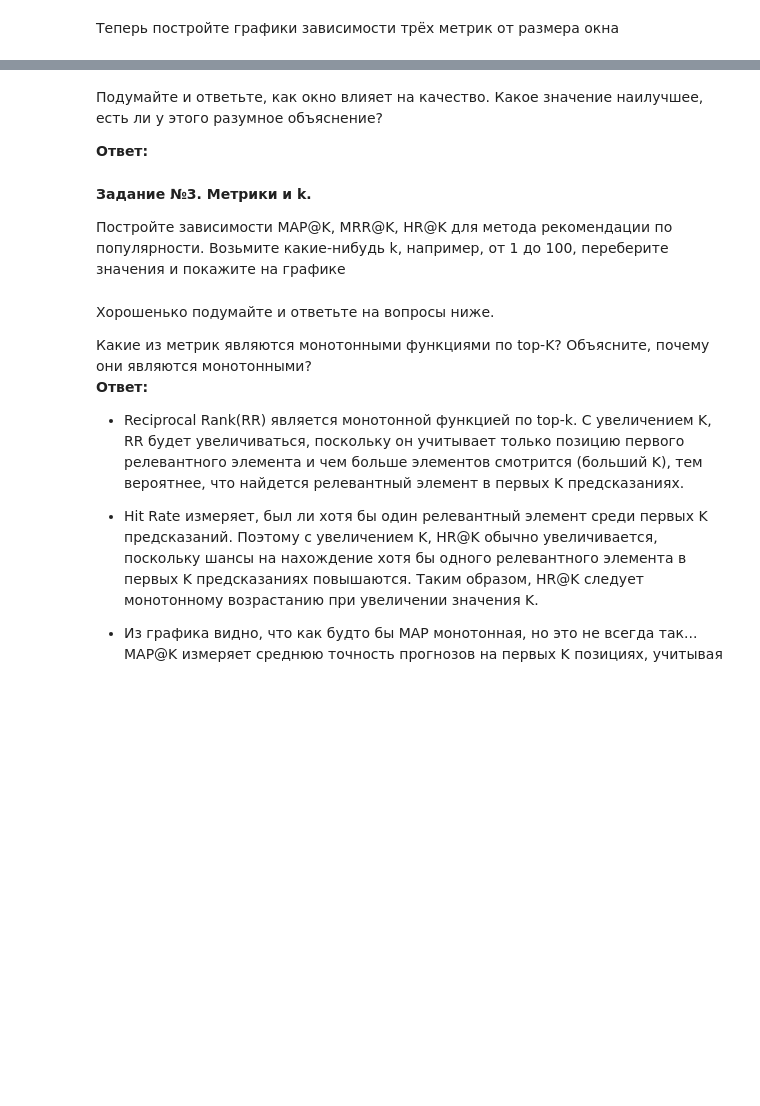
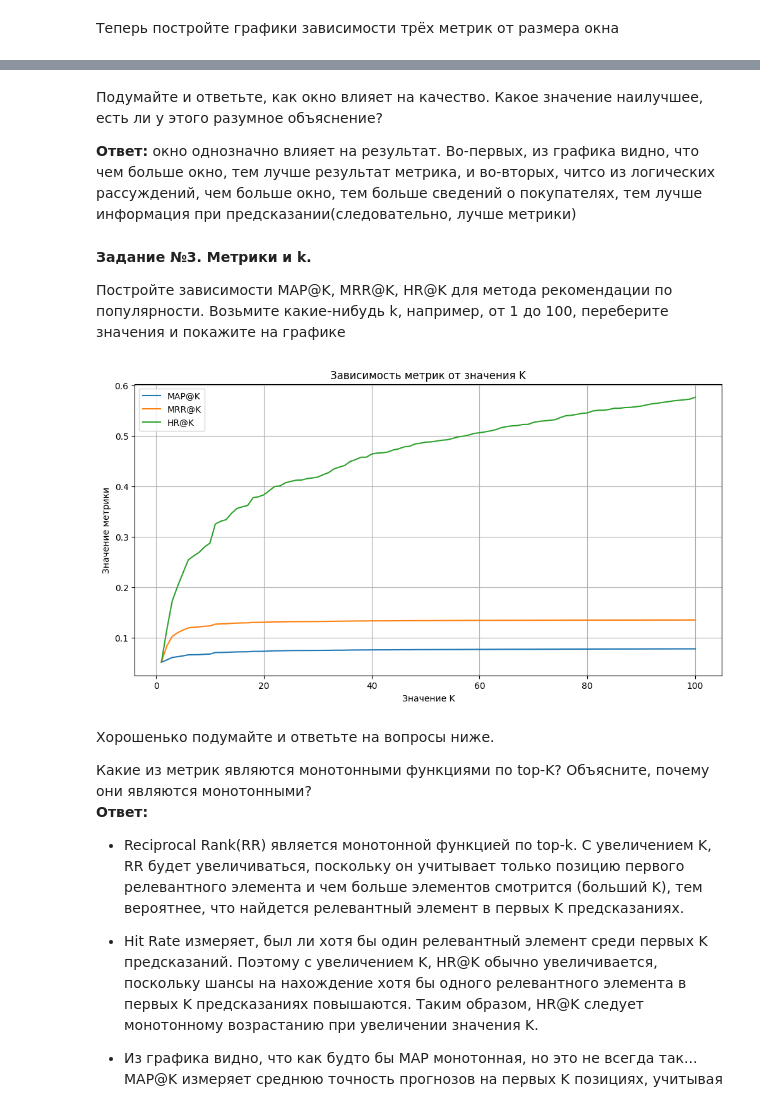
Before and after one commit to sitrm/recsys_easy, a Jupyter notebook: hw1_recsys_final.ipynb, the cells around one changed output, grey strips where cells are left out. Cells and saved outputs as stored; diff of their text form; code cells hidden in the pictures; blank space fills up the shorter version.

```diff
--- a/hw1_recsys_final.ipynb
+++ b/hw1_recsys_final.ipynb
@@ -598,7 +591,7 @@ joined.head()
 # %% [markdown]
 Подумайте и ответьте, как окно влияет на качество. Какое значение наилучшее, есть ли у этого разумное объяснение?
 
-**Ответ:**
+**Ответ:** окно однозначно влияет на результат. Во-первых, из графика видно, что чем больше окно, тем лучше результат метрика, и во-вторых, читсо из логических рассуждений, чем больше окно, тем больше сведений о покупателях, тем лучше информация при предсказании(следовательно, лучше метрики)
 # %% [markdown]
 **Задание №3. Метрики и k.**
 
@@ -606,40 +599,42 @@ joined.head()
 # %%
 joined['toppopular_recs'] = toppop.predict(joined, topn=100)
 # %%
-# # Значения K от 1 до 100
-# K_values = list(range(1, 101))
+# Значения K от 1 до 100
+K_values = list(range(1, 101))
 
-# # Списки для хранения значений метрик
-# map_values = []
-# mrr_values = []
-# hr_values = []
+# Списки для хранения значений метрик
+map_values = []
+mrr_values = []
+hr_values = []
 
-# # Перебор значений K
-# for k in K_values:
-#     toppop = TopPopular()
-#     toppop.fit(joined)
-#     joined['toppopular_recs'] = toppop.predict(joined, topn=k)
+# Перебор значений K
+for k in K_values:
+    toppop = TopPopular()
+    toppop.fit(joined)
+    joined['toppopular_recs'] = toppop.predict(joined, topn=k)
 
-#     metrics = evaluate_recommender(joined, 'toppopular_recs')
+    metrics = evaluate_recommender(joined, 'toppopular_recs')
 
-#     # Добавление значений метрик
-#     map_values.append(metrics['MAP'])
-#     mrr_values.append(metrics['MRR'])
-#     hr_values.append(metrics['HR'])
+    # Добавление значений метрик
+    map_values.append(metrics['MAP'])
+    mrr_values.append(metrics['MRR'])
+    hr_values.append(metrics['HR'])
 
-# # Построение графиков
-# plt.figure(figsize=(12, 6))
+# Построение графиков
+plt.figure(figsize=(12, 6))
 
-# plt.plot(K_values, map_values, label='MAP@K')
-# plt.plot(K_values, mrr_values, label='MRR@K')
-# plt.plot(K_values, hr_values, label='HR@K')
+plt.plot(K_values, map_values, label='MAP@K')
+plt.plot(K_values, mrr_values, label='MRR@K')
+plt.plot(K_values, hr_values, label='HR@K')
 
-# plt.xlabel('Значение K')
-# plt.ylabel('Значение метрики')
-# plt.title('Зависимость метрик от значения K')
-# plt.legend()
-# plt.grid(True)
-# plt.show()
+plt.xlabel('Значение K')
+plt.ylabel('Значение метрики')
+plt.title('Зависимость метрик от значения K')
+plt.legend()
+plt.grid(True)
+plt.show()
+# %% [output]
+[figure, added]
 # %% [markdown]
 Хорошенько подумайте и ответьте на вопросы ниже.
 
```
Also changed, not shown: parts of 56 cells of this notebook, 1 other file.
